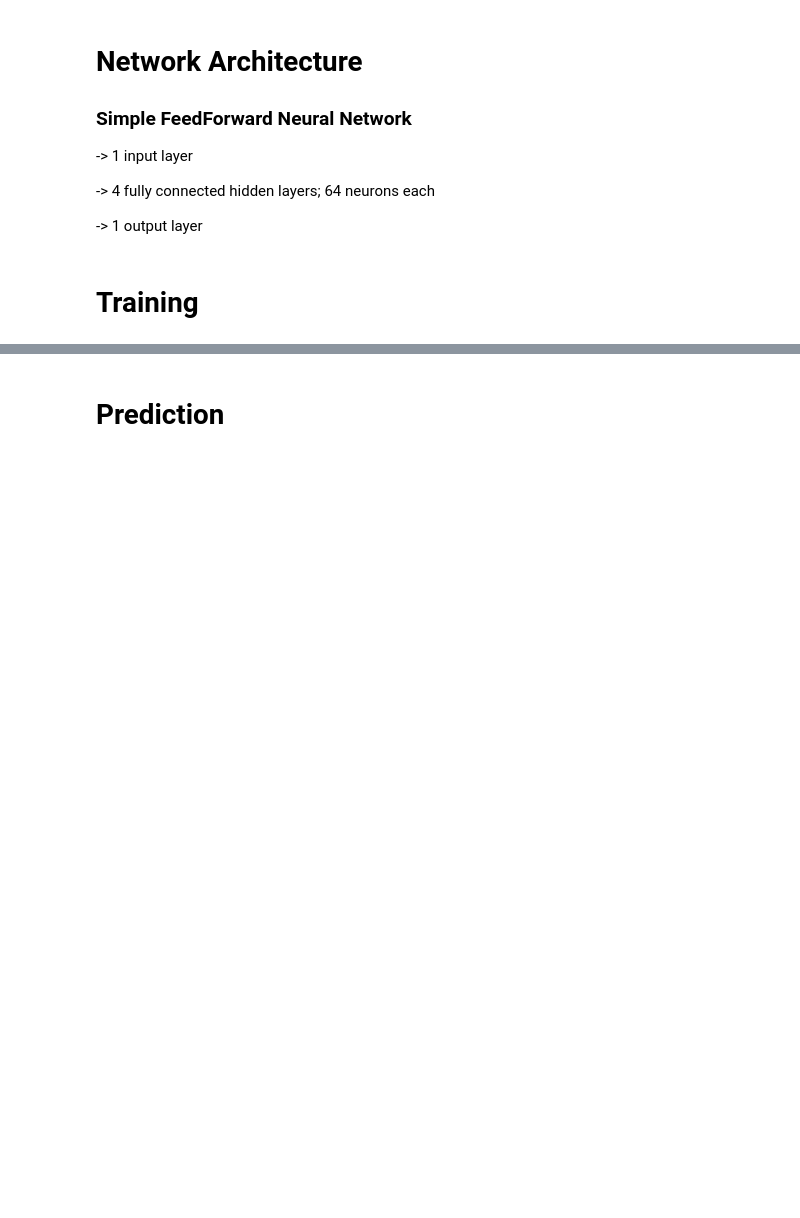
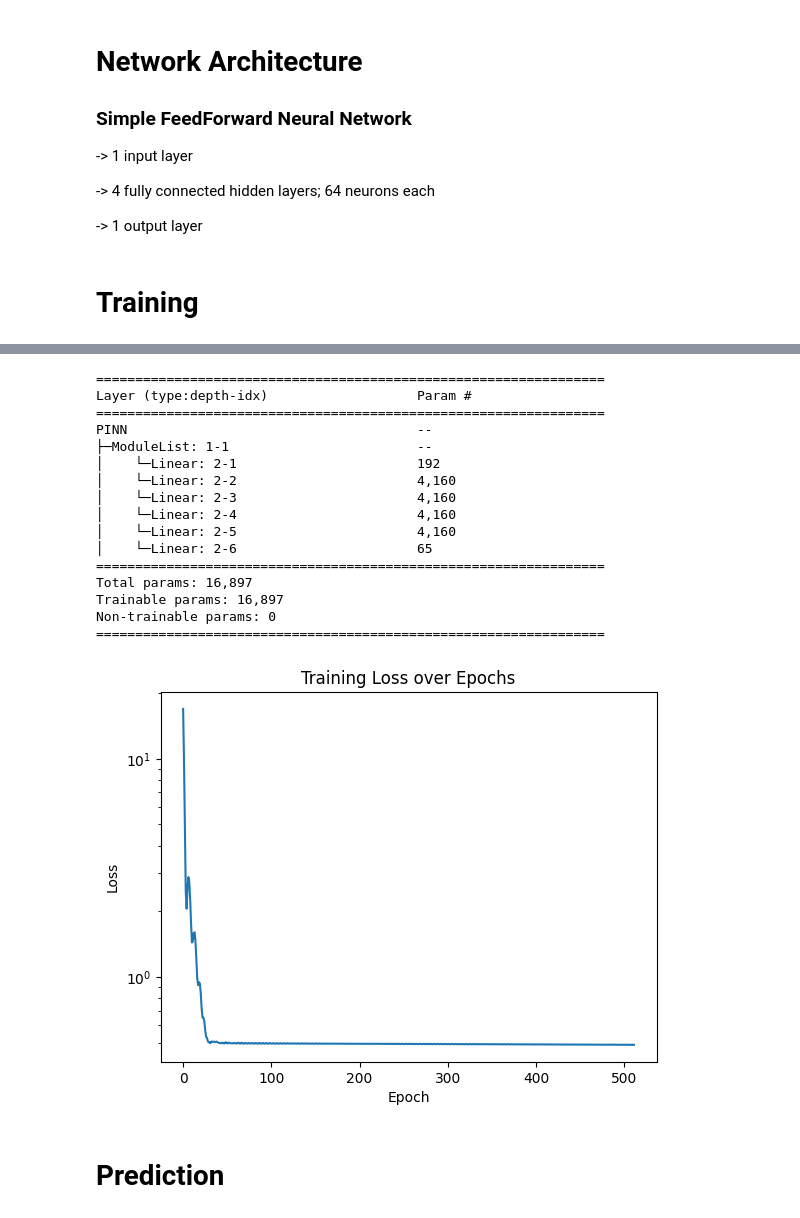
Before and after one commit to nishantak/numerical_sim_PINN, a Jupyter notebook: PINN_Kuramoto/pinn_solver.ipynb, the cells around one changed output, grey strips where cells are left out. Drawn from its saved outputs; the diff is of its cells as text; code cells hidden in the pictures; blank space fills up the shorter version.

```diff
--- a/PINN_Kuramoto/pinn_solver.ipynb
+++ b/PINN_Kuramoto/pinn_solver.ipynb
@@ -89,25 +89,18 @@ def initialise(x_tensor, condition):
     Returns:
     - u_0: Initial condition evaluated at the spatial points x.
     """
-    Nx = x_tensor.shape[0]
-    u_0 = torch.zeros(Nx, dtype=torch.float32, requires_grad=True).to(device)
-
     if condition == 1:
         # Singular initial data
         print("Initial Condition: 1/4 * ((x_j >= 3*pi/4) && (x_j <= 5*pi/4)) + 1/2 * ((x_j >= pi/2) && (x_j <= 3*pi/2)")
-        for j in range(Nx):
-            u_0[j] = (0.25 * ((x_tensor[j] >= 3*np.pi/4) & (x_tensor[j] <= 5*np.pi/4))) + \
-                           (0.5 * ((x_tensor[j] >= np.pi/2) & (x_tensor[j] <= 3*np.pi/2)))
-
+        u_0 = 0.25 * ((x_tensor >= 3*np.pi/4) & (x_tensor <= 5*np.pi/4)) + \
+              0.5 * ((x_tensor >= np.pi/2) & (x_tensor <= 3*np.pi/2))
     elif condition == 2:
         # Polynomial initial data
         print("Initial Condition: (6/pi^3) * (3*pi/2 - x) * (x - pi/2), if pi/2 <= x < 3*pi/2; 0 otherwise.")
-        for j in range(Nx):
-            if (x_tensor[j] >= np.pi/2) and (x_tensor[j] < 3*np.pi/2):
-                u_0[j] = (6/np.pi**3) * (3*np.pi/2 - x_tensor[j]) * (x_tensor[j] - np.pi/2)
-            else:
-                u_0[j] = 0
 
+        u_0 = torch.where((x_tensor >= np.pi/2) & (x_tensor < 3*np.pi/2),
+                          (6/np.pi**3) * (3*np.pi/2 - x_tensor) * (x_tensor - np.pi/2),
+                          torch.zeros_like(x_tensor))
     elif condition == 3:
         # Sine initial data
         print("Initial Condition: sin(x)")
@@ -390,6 +355,6 @@ model = PINN(layers=4, units=64).to(device)
 # %% [markdown]
 # Training
 # %%
-model.train(t_tensor, x_tensor, u_0, xmin, xmax, epochs=512, lr=1e-4)
+model.train(t_tensor, x_tensor, u_0, epochs=512, lr=1e-4)
 summary(model)
 # %% [output]
@@ -409,3 +378,20 @@ Epoch 352/512, Loss: 0.4964538812637329
+=================================================================
+Layer (type:depth-idx)                   Param #
+=================================================================
+PINN                                     --
+├─ModuleList: 1-1                        --
+│    └─Linear: 2-1                       192
+│    └─Linear: 2-2                       4,160
+│    └─Linear: 2-3                       4,160
+│    └─Linear: 2-4                       4,160
+│    └─Linear: 2-5                       4,160
+│    └─Linear: 2-6                       65
+=================================================================
+Total params: 16,897
+Trainable params: 16,897
+Non-trainable params: 0
+=================================================================
+[figure, added]
 # %% [markdown]
 # Prediction
 # %%
```
Also changed, not shown: parts of 4 cells of this notebook, 2 other files.
